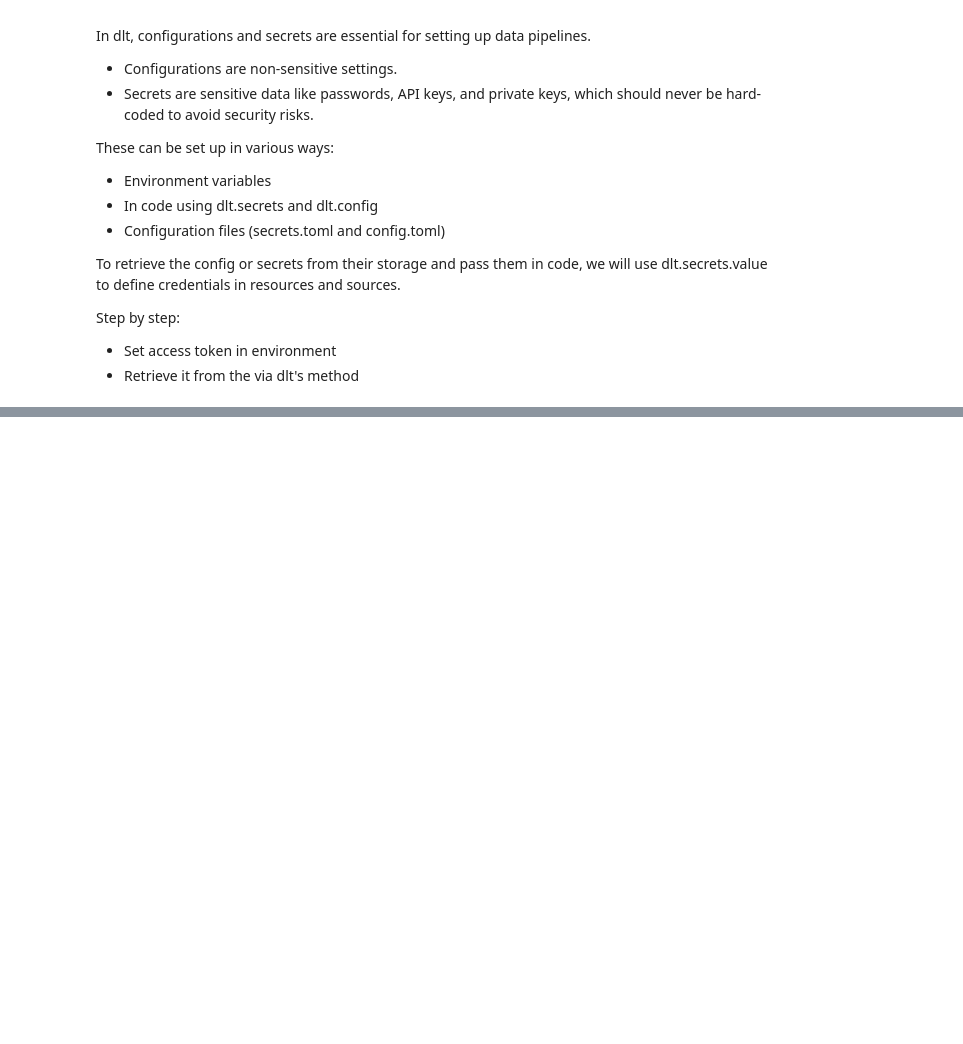
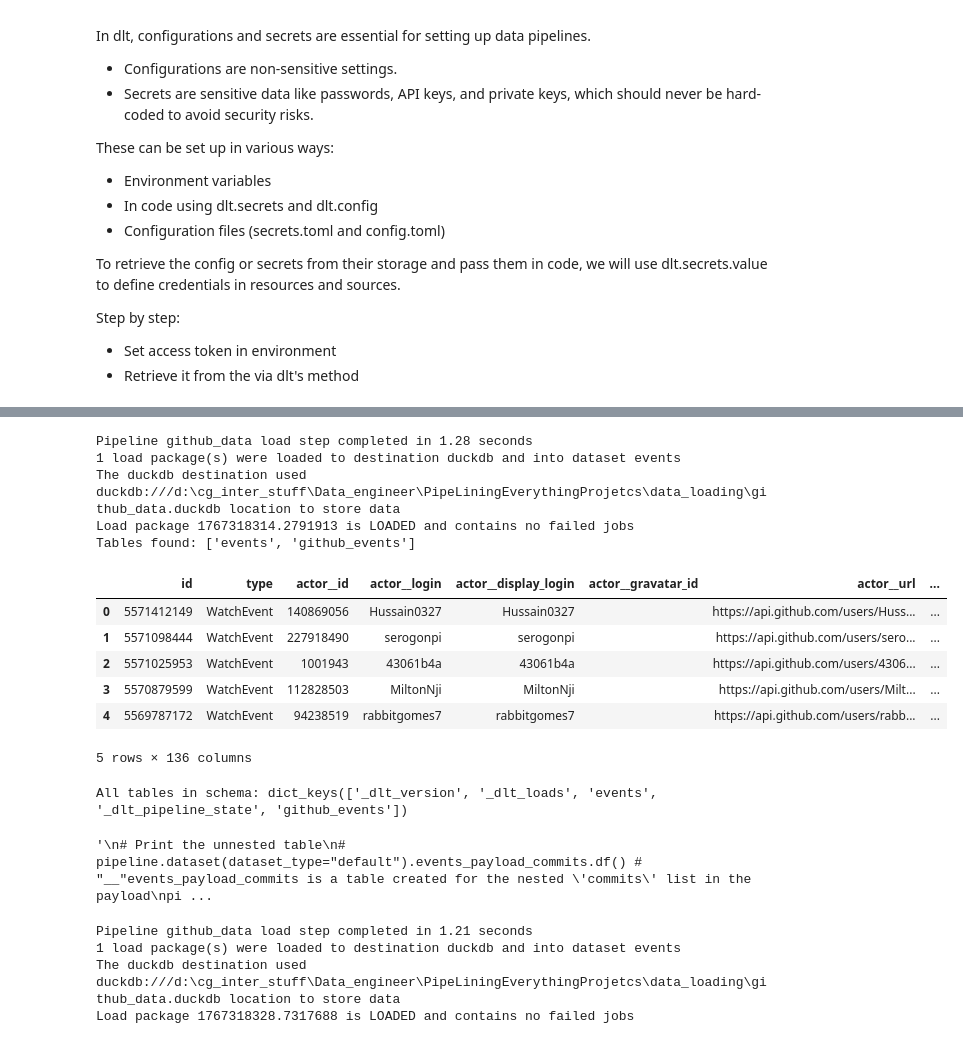
Before and after one commit to M21x1/PipeLiningEverythingProjetcs, a Jupyter notebook: data_loading/data_down_and_loading.ipynb, the cells around one changed output, grey strips where cells are left out. Saved outputs shown, nothing was run; the diff lists cells and outputs as text; code cells hidden in the pictures; blank space fills up the shorter version.

```diff
--- a/data_loading/data_down_and_loading.ipynb
+++ b/data_loading/data_down_and_loading.ipynb
@@ -1194,0 +1282,75 @@ for record in paginated_getter():
+# %%
+import dlt
+
+# 1. Define the resource with type hints for the empty columns
+@dlt.resource(
+    name="events",
+    columns={
+        "payload__forkee__language": {"data_type": "text"},
+        "payload__forkee__mirror_url": {"data_type": "text"},
+        "payload__forkee__license": {"data_type": "text"},
+    }
+)
+
+def github_events():
+    yield from paginated_getter()
+
+# 2. Setup the pipeline
+pipeline = dlt.pipeline(
+    pipeline_name="github_data",
+    destination="duckdb",
+    dataset_name="events",
+)
+
+# 3. Run using the resource
+info = pipeline.run(github_events, write_disposition="replace")
+
+print(info)
+
+# 4. Correct way to access schema and data
+print("Tables found:", pipeline.default_schema.data_table_names())
+df = pipeline.dataset().events.df()
+#print(df.head())
+df.head()
+# %% [output]
+Pipeline github_data load step completed in 1.28 seconds
+1 load package(s) were loaded to destination duckdb and into dataset events
+The duckdb destination used duckdb:///d:\cg_inter_stuff\Data_engineer\PipeLiningEverythingProjetcs\data_loading\github_data.duckdb location to store data
+Load package 1767318314.2791913 is LOADED and contains no failed jobs
+Tables found: ['events', 'github_events']
+|  | id | type | actor__id | actor__login | actor__display_login | actor__gravatar_id | actor__url | ... |
+| 0 | 5571412149 | WatchEvent | 140869056 | Hussain0327 | Hussain0327 |  | https://api.github.com/users/Huss... | ... |
+| 1 | 5571098444 | WatchEvent | 227918490 | serogonpi | serogonpi |  | https://api.github.com/users/sero... | ... |
+| 2 | 5571025953 | WatchEvent | 1001943 | 43061b4a | 43061b4a |  | https://api.github.com/users/4306... | ... |
+| 3 | 5570879599 | WatchEvent | 112828503 | MiltonNji | MiltonNji |  | https://api.github.com/users/Milt... | ... |
+| 4 | 5569787172 | WatchEvent | 94238519 | rabbitgomes7 | rabbitgomes7 |  | https://api.github.com/users/rabb... | ... |
+5 rows × 136 columns
+# %%
+# This lists all tables, including those created for nested lists
+print("All tables in schema:", pipeline.default_schema.tables.keys())
+# %% [output]
+All tables in schema: dict_keys(['_dlt_version', '_dlt_loads', 'events', '_dlt_pipeline_state', 'github_events'])
+# %%
+'''
+# Print the unnested table
+# pipeline.dataset(dataset_type="default").events_payload_commits.df() # "__"events_payload_commits is a table created for the nested 'commits' list in the payload
+pipeline.dataset().events__payload__commits.df()
+'''
+# %% [output]
+'\n# Print the unnested table\n# pipeline.dataset(dataset_type="default").events_payload_commits.df() # "__"events_payload_commits is a table created for the nested \'commits\' list in the payload\npi ...
+# %%
+# Checks pipeline execution
+info = pipeline.run(github_events, write_disposition="replace")
+print(info)  # Check if there are any warnings/errors
+
+# Inspect 'github_events' function
+def github_events():
+    data = paginated_getter()  # Collect data from the API
+    for item in data:
+        print(item)  # Print each item to check the data
+        yield item
+# %% [output]
+Pipeline github_data load step completed in 1.21 seconds
+1 load package(s) were loaded to destination duckdb and into dataset events
+The duckdb destination used duckdb:///d:\cg_inter_stuff\Data_engineer\PipeLiningEverythingProjetcs\data_loading\github_data.duckdb location to store data
+Load package 1767318328.7317688 is LOADED and contains no failed jobs
```
Also changed, not shown: parts of 39 cells of this notebook, 3 other files.
